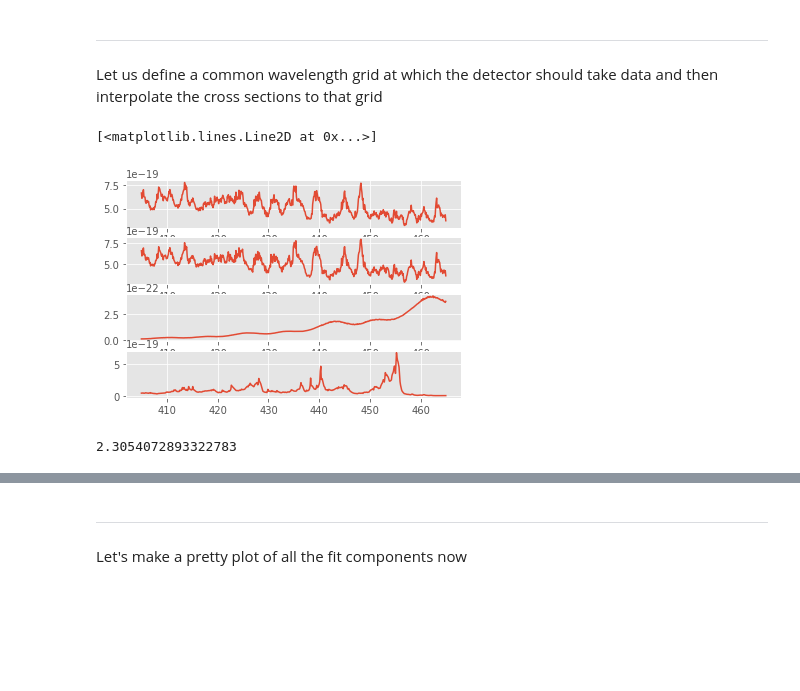
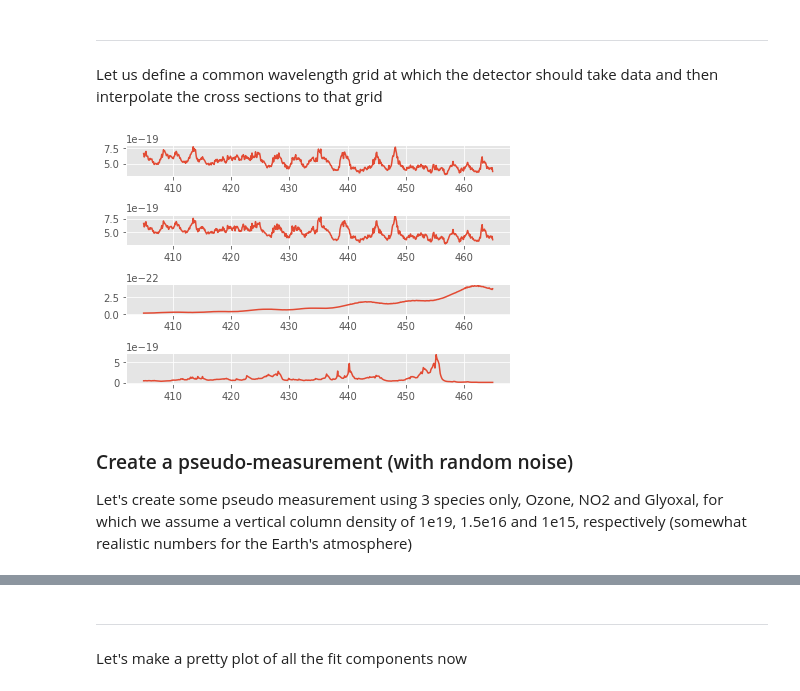
Before and after one commit to cfranken/ESE156, a Jupyter notebook: Week1/notebooks/ESE156_Example2_SpectralFits.ipynb, the cells around one changed output, grey strips where cells are left out. Drawn from its saved outputs; the diff is of its cells as text; code cells hidden in the pictures; blank space fills up the shorter version.

```diff
--- a/Week1/notebooks/ESE156_Example2_SpectralFits.ipynb
+++ b/Week1/notebooks/ESE156_Example2_SpectralFits.ipynb
@@ -79,28 +86,41 @@ glyo_cs = np.interp(wl,glyo[:,1], glyo[:,3])
 # %%
 plt.subplot(411)
 plt.plot(wl,no2_cs_1)
 plt.subplot(412)
 plt.plot(wl,no2_cs_2)
 plt.subplot(413)
 plt.plot(wl,o3_cs)
 plt.subplot(414)
 plt.plot(wl,glyo_cs)
+plt.tight_layout()
 # %% [output]
-[<matplotlib.lines.Line2D at 0x...>]
-[figure, old version]
+[figure, new version]
+# %% [markdown]
+### Create a pseudo-measurement (with random noise)
+Let's create some pseudo measurement using 3 species only, Ozone, NO2 and Glyoxal, for which we assume a vertical column density of 1e19, 1.5e16 and 1e15, respectively (somewhat realistic numbers for the Earth's atmosphere)
 # %%
 # Create a pseudo-measurement
 # First a polynomial term
 p = np.poly1d([0.00003, -0.002, 2])
-# Create some fake measurement with specific vertical columns.
-AMF = 1+1./np.cos(40./180.*np.pi)
-print(AMF)
+
+# Solar Zenith Angle
+sza = 40
+
+# Vertical column densities
+vcd_no2 = 1.5e16
+vcd_o3 = 1e19
+vcd_glyo = 1.0e15
+
+# Create some fake measurement with specific vertical columns. Convert Vertical column into slant column:
+AMF = 1+1./np.cos(sza/180.*np.pi)
+
+# Lambert Beer law (just with a prefactor polynomial)
 I = np.exp(-AMF*1e19*o3_cs)*np.exp(-AMF*1.5e16*no2_cs_1)*np.exp(-AMF*1.e15*glyo_cs)*p(wl-440)
+
 # Give it roughly a SNR of 1000 (pretty high!)
-noise = 1/np.mean(I)/500.
+SNR = 1000
+noise = np.mean(I)/SNR
 I = I+np.random.randn(len(I))*noise
-# %% [output]
-2.3054072893322783
 # %%
 plt.plot(wl,I)
 plt.xlabel('wavelength (nm)')
```
Also changed, not shown: parts of 15 cells of this notebook.
